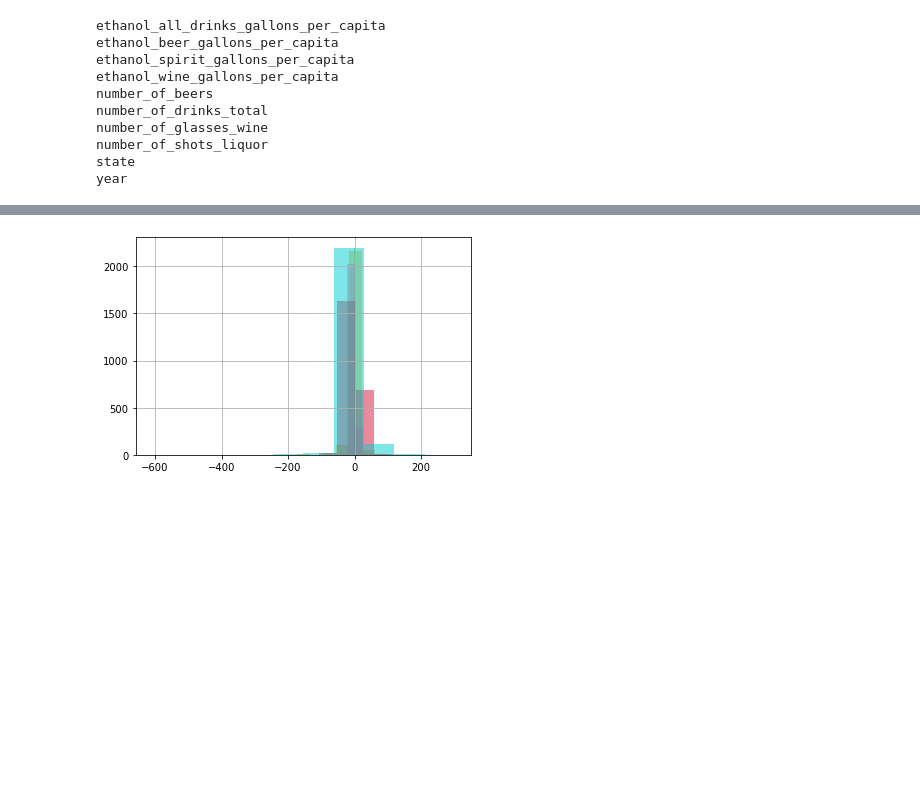
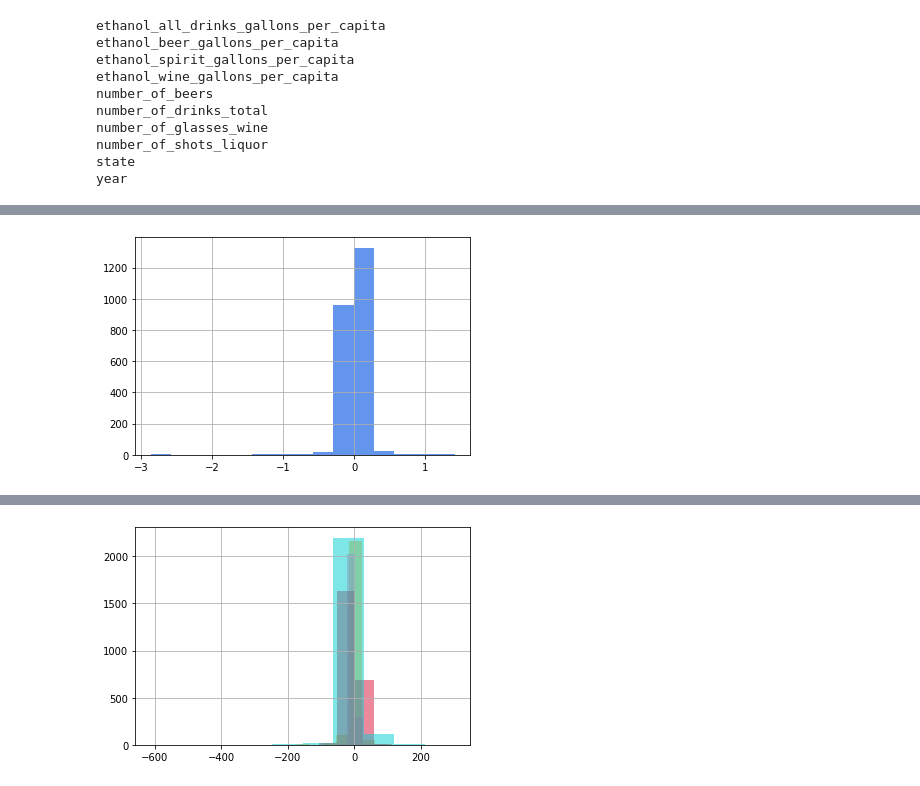
Before and after one commit to MatthewNewell006/alcohol_consumption, a Jupyter notebook: per_capita.ipynb, the cells around one changed output, grey strips where cells are left out. Cells and saved outputs as stored; diff of their text form; code cells hidden in the pictures; blank space fills up the shorter version.

```diff
--- a/per_capita.ipynb
+++ b/per_capita.ipynb
@@ -71,0 +85,5 @@ year
+# %%
+dg = pc_db['ethanol_all_drinks_gallons_per_capita']
+dg.diff().hist(color='cornflowerblue', bins=15);
+# %% [output]
+[figure, added]
```
Also changed, not shown: parts of 33 cells of this notebook, 5 other files.
